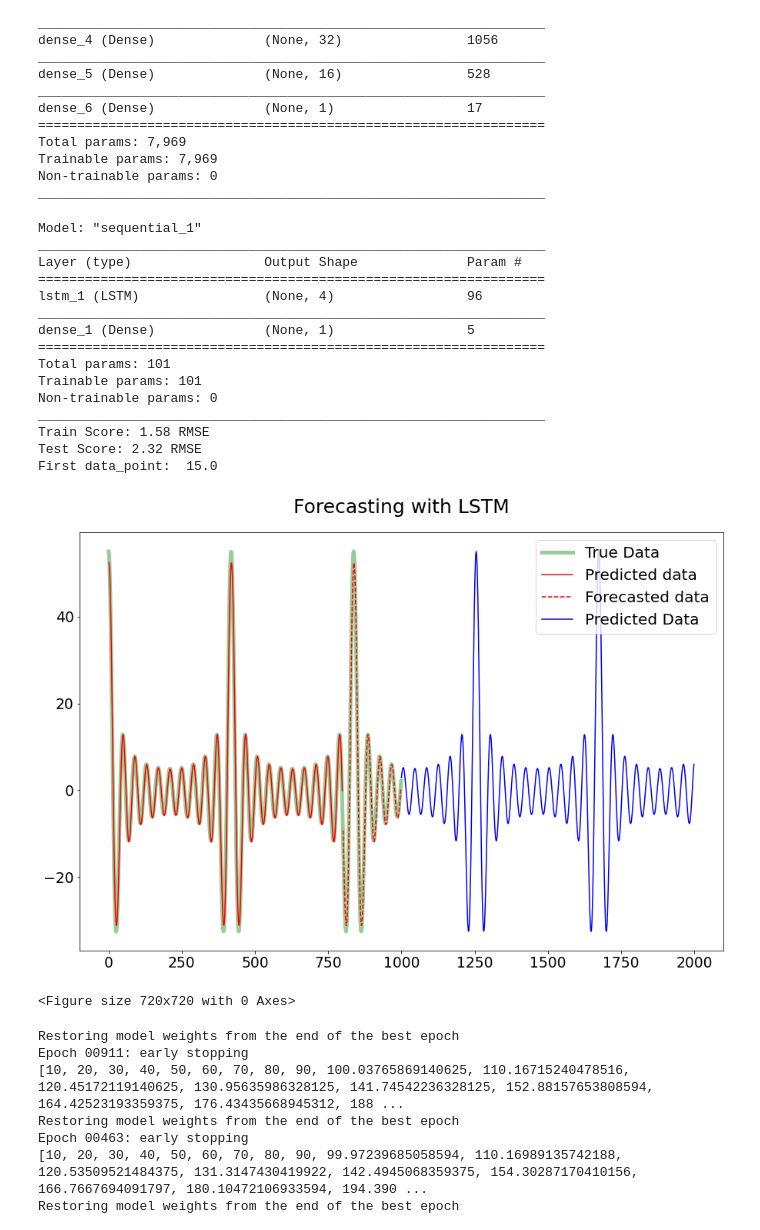
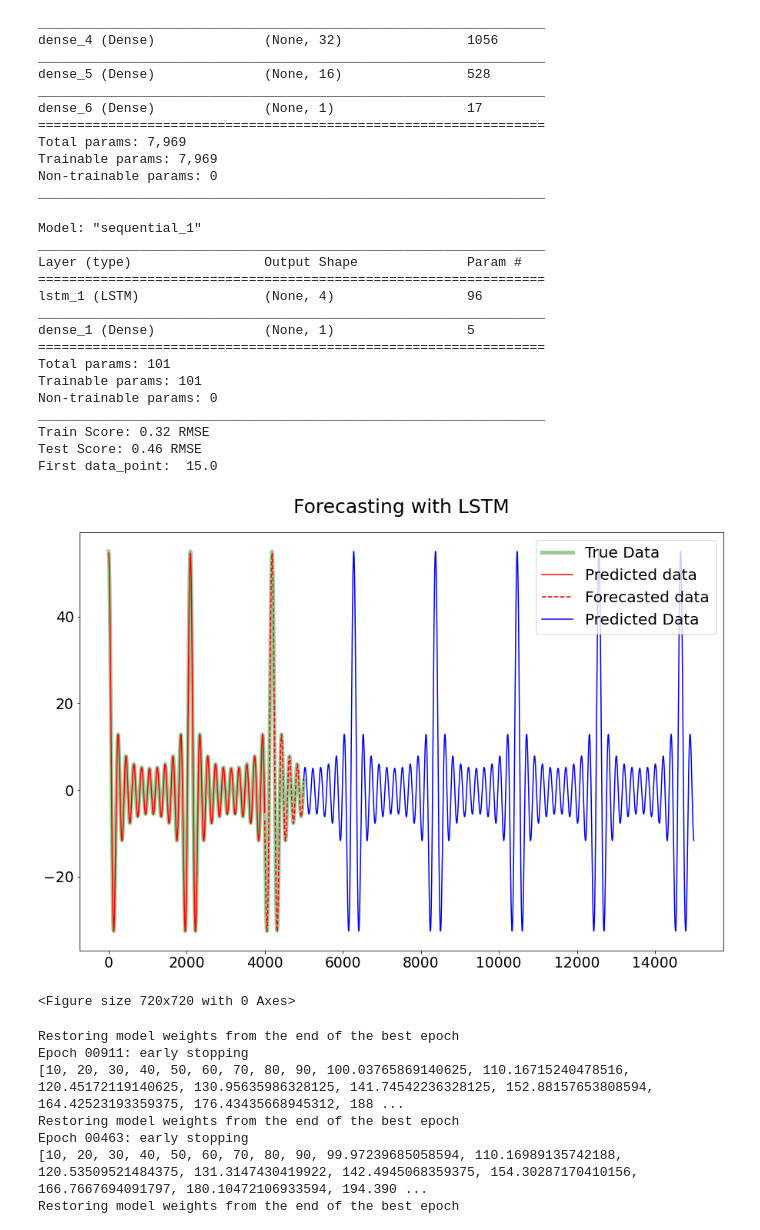
Before and after one commit to RitvikPrabhu/Machine-Learning, a Jupyter notebook: Neural_Networks_function_prediction_.ipynb, the cells around one changed output. Drawn from its saved outputs; the diff is of its cells as text; code cells hidden in the pictures.

```diff
--- a/Neural_Networks_function_prediction_.ipynb
+++ b/Neural_Networks_function_prediction_.ipynb
@@ -596,7 +596,7 @@ Trainable params: 7,969
 Non-trainable params: 0
 _________________________________________________________________
 # %%
-N = 1000
+N = 5000
 # convert an array of values into a dataset matrix
 def create_dataset(dataset, look_back=1):
     dataX, dataY = [], []
@@ -692,7 +692,7 @@ def pred(N):
   global data_point
   data_point = data
   return float(Y)
-num_pred = 1000
+num_pred = 10000
 datalist = []
 datalist = np.array(datalist)
 #Y[-1].copy()
@@ -702,36 +702,36 @@ x_label = []
 print("First data_point: ", data_point)
 for i in range(int(num_pred)):
   dataset = datalist.reshape(datalist.size, 1)
   #print(dataset[-1])
   result = pred(data_point)
   #result = model.predict(dataset[-1].reshape(dataset[-1].size,1,1))
   datalist = np.append(datalist, result)
   x_label.append(i)
 res = [x + N for x in x_label]
 
 plt.plot(res, datalist, label = 'Predicted Data', c = 'b')
 
 plt.legend()
 plt.figure(figsize=(10,10))
 
 plt.show()
 # %% [output]
 Model: "sequential_1"
 _________________________________________________________________
 Layer (type)                 Output Shape              Param #
 =================================================================
 lstm_1 (LSTM)                (None, 4)                 96
 _________________________________________________________________
 dense_1 (Dense)              (None, 1)                 5
 =================================================================
 Total params: 101
 Trainable params: 101
 Non-trainable params: 0
 _________________________________________________________________
-Train Score: 1.58 RMSE
-Test Score: 2.32 RMSE
+Train Score: 0.32 RMSE
+Test Score: 0.46 RMSE
 First data_point:  15.0
-[figure, old version]
+[figure, new version]
 <Figure size 720x720 with 0 Axes>
 # %%
 size = 8
```
